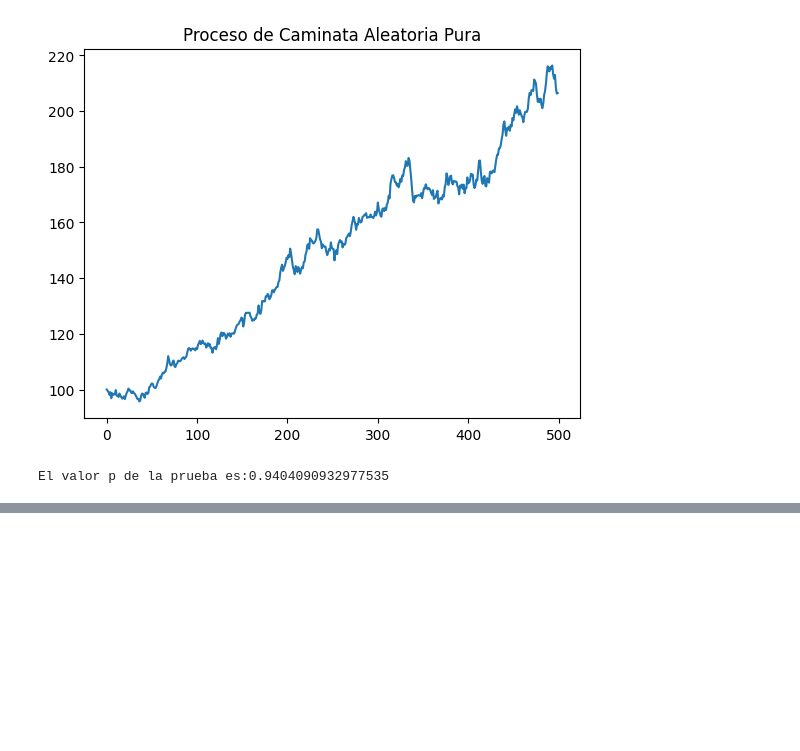
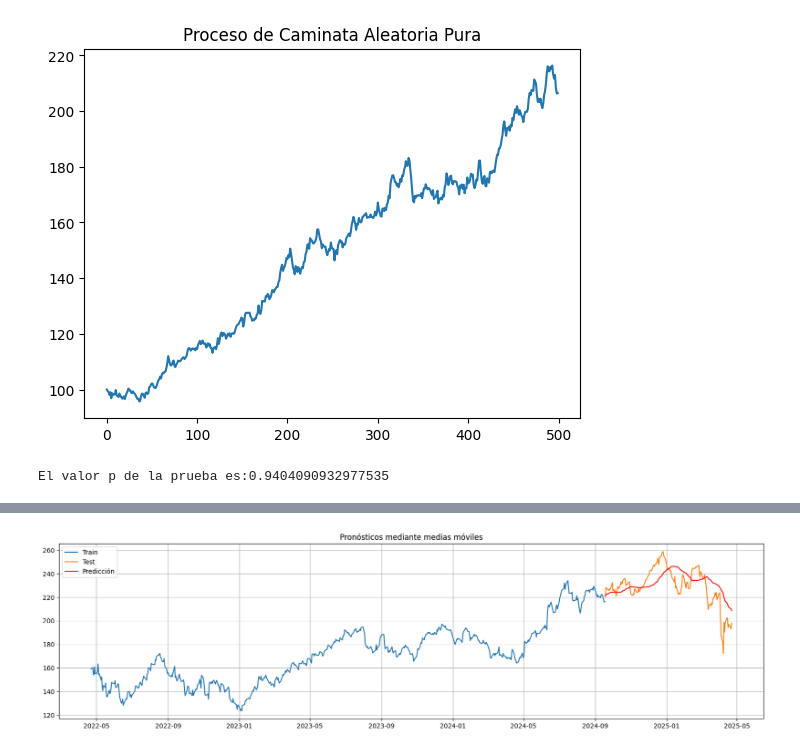
Before and after one commit to katiemackness/time-series-analysis, a Jupyter notebook: practica-es.ipynb, the cells around one changed output, grey strips where cells are left out. Saved outputs shown, nothing was run; the diff lists cells and outputs as text; code cells hidden in the pictures; blank space fills up the shorter version.

```diff
--- a/practica-es.ipynb
+++ b/practica-es.ipynb
@@ -360,0 +400,6 @@ plt.show()
+# %%
+y_pred = apple.copy()
+y_pred = pd.DataFrame(y_pred)
+# %%
+y_pred['pronostico'] = apple.rolling(30).mean()
+y_pred[0:35]
@@ -360,0 +435,7 @@ plt.show()
+# %%
+y_pred_m = y_pred.copy()
+y_pred_m['pronostico'][29] = 'NaN'
+for contador in range(30, len(y_pred_m)):
+    y_pred_m['pronostico'][contador] = y_pred['pronostico'][contador - 1]
+
+y_pred_m[0:35]
@@ -360,0 +461,3 @@ plt.show()
+# %%
+y_pred_m = pd.DataFrame(y_pred_m['pronostico'][604:])
+y_pred_m
@@ -360,0 +479,11 @@ plt.show()
+# %%
+plt.figure(figsize=(20,5))
+plt.grid()
+plt.plot(train, label='Train')
+plt.plot(test, label='Test')
+plt.plot(y_pred_m['pronostico'], label="Predicción", color='red')
+plt.legend(loc='best')
+plt.title("Pronósticos mediante medias móviles")
+plt.show()
+# %% [output]
+[figure, added]
```
Also changed, not shown: parts of 38 cells of this notebook.
